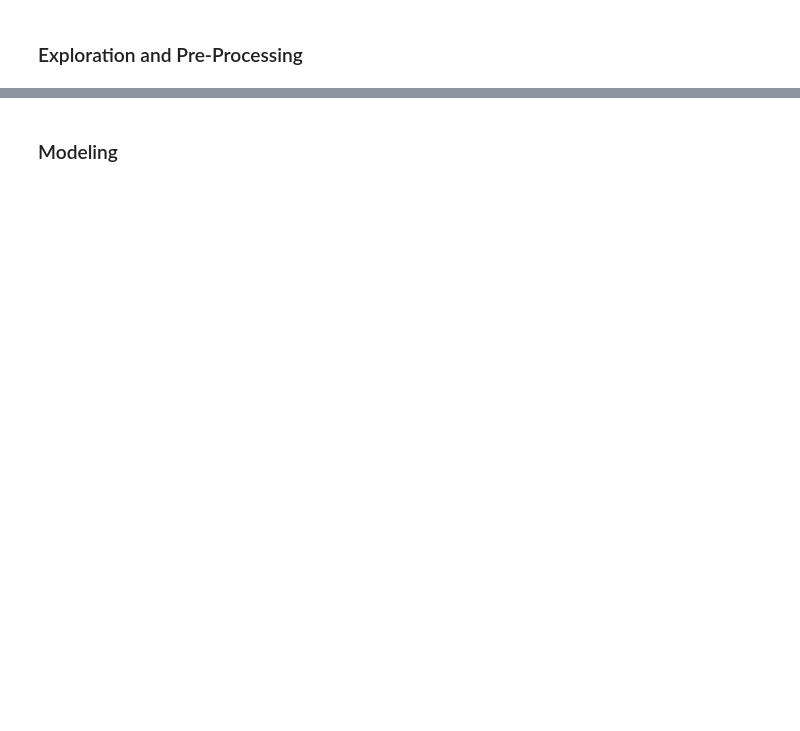
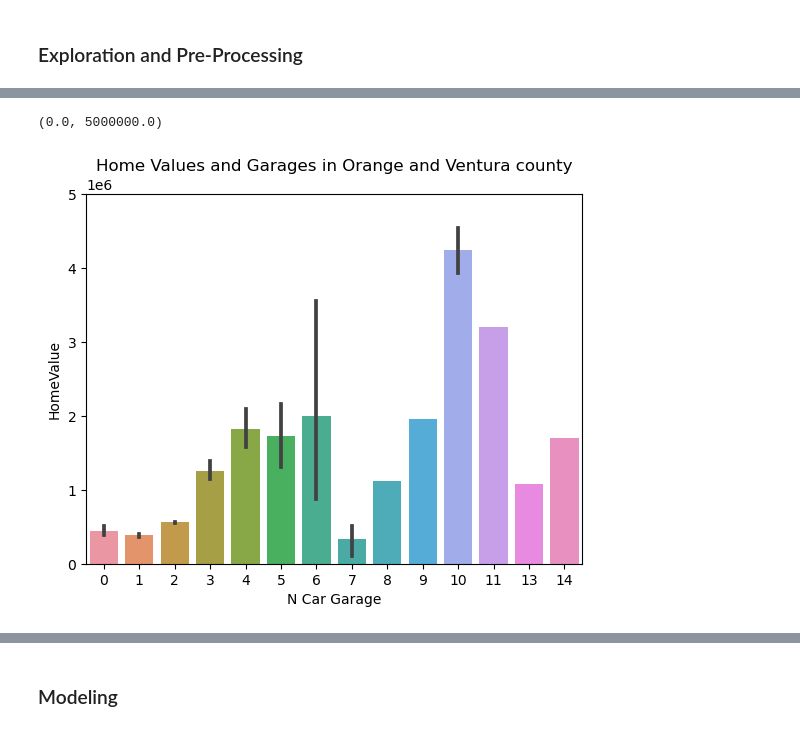
Before and after one commit to Joshua-Click/zillow-project, a Jupyter notebook: zillow_work.ipynb, the cells around one changed output, grey strips where cells are left out. Saved outputs shown, nothing was run; the diff lists cells and outputs as text; code cells hidden in the pictures; blank space fills up the shorter version.

```diff
--- a/zillow_work.ipynb
+++ b/zillow_work.ipynb
@@ -14,0 +523,2 @@ Let's get the env setup
+# %%
+train_noLA = train[train['county'] != 'LA']
@@ -14,0 +534,14 @@ Let's get the env setup
+# %%
+import matplotlib as mpl
+mpl.rcParams["axes.formatter.useoffset"] = False
+# %%
+sns.barplot(train_noLA, x=train_noLA.garage_fits, y=train_noLA.home_value)
+plt.title('Home Values and Garages in Orange and Ventura county')
+plt.ylabel('HomeValue')
+plt.xlabel('N Car Garage')
+ax = plt.gca()
+
+ax.set_ylim([0, 5000000])
+# %% [output]
+(0.0, 5000000.0)
+[figure, added]
```
Also changed, not shown: parts of 95 cells of this notebook, 2 other files.
